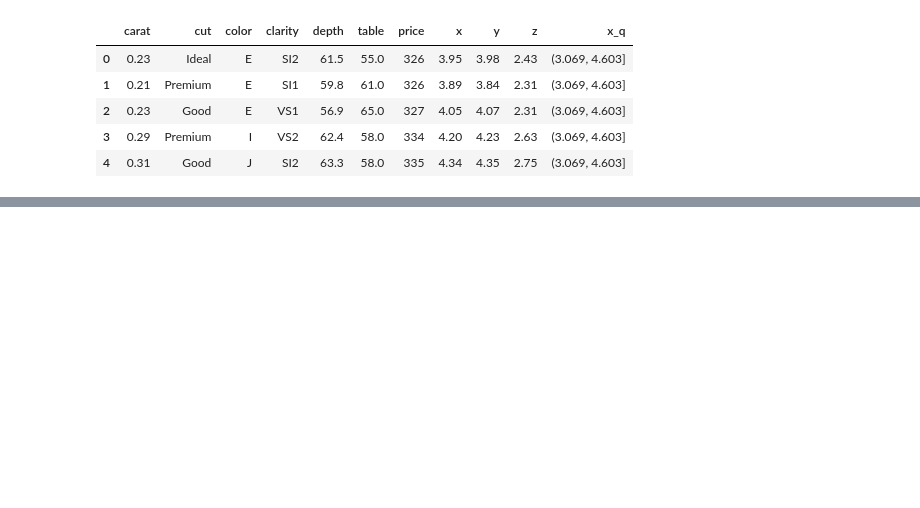
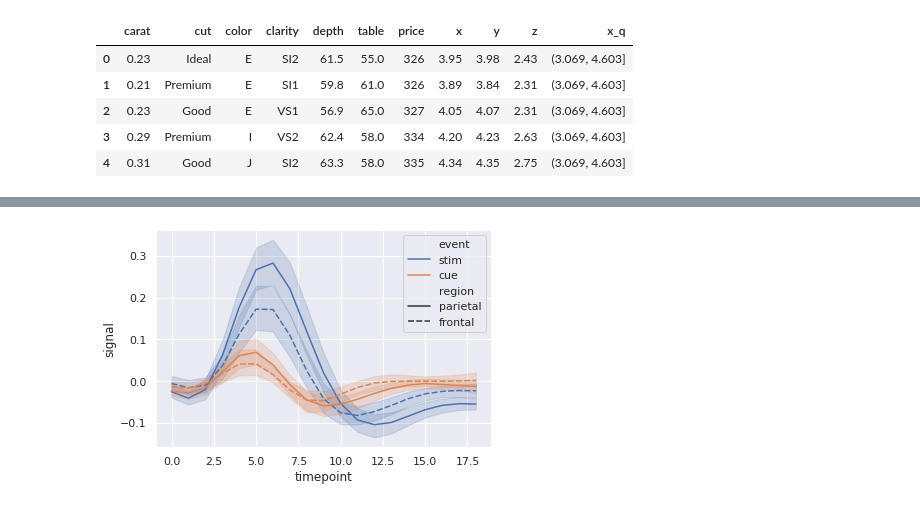
Before and after one commit to swami-gait/Foundations_of_datascience, a Jupyter notebook: FDS_WK12_DataViz.ipynb, the cells around one changed output, grey strips where cells are left out. Drawn from its saved outputs; the diff is of its cells as text; code cells hidden in the pictures; blank space fills up the shorter version.

```diff
--- a/FDS_WK12_DataViz.ipynb
+++ b/FDS_WK12_DataViz.ipynb
@@ -546,0 +572,4 @@ sns.barplot('x_q','price',data=d.sample(1000));
+# %%
+sns.lineplot('timepoint','signal',data=f,hue='event',style='region');
+# %% [output]
+[figure, added]
```
Also changed, not shown: parts of 44 cells of this notebook.
